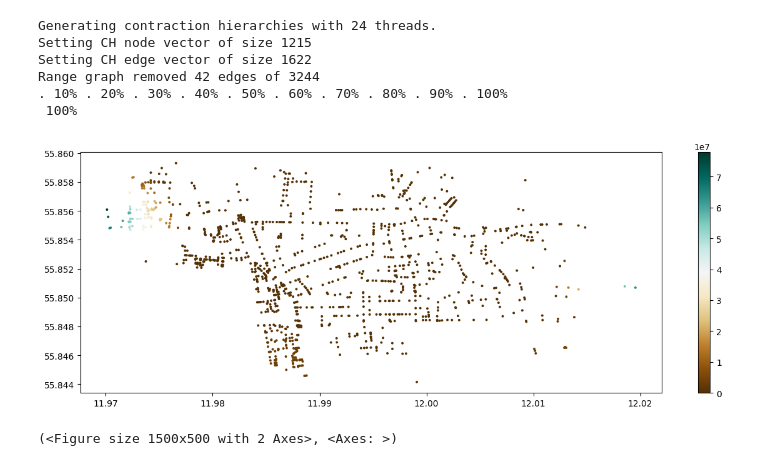
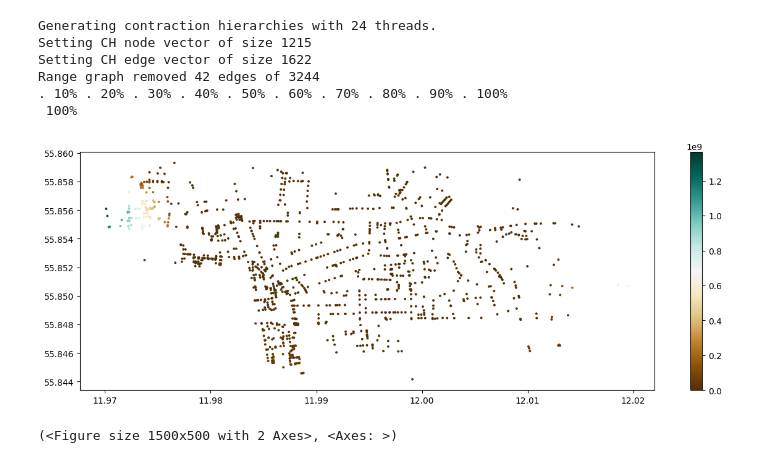
Before and after one commit to victormemborg/walkablecity, a Jupyter notebook: preprocessing/amenities.ipynb, the cells around one changed output. Drawn from its saved outputs; the diff is of its cells as text; code cells hidden in the pictures.

```diff
--- a/preprocessing/amenities.ipynb
+++ b/preprocessing/amenities.ipynb
@@ -7,17 +8,7 @@ import pandana
 # https://docs.osmcode.org/pyosmium/latest/user_manual/04-Working-with-Filters/
 
 data= "../../denmark-260208.osm.pbf"
-fp = osmium.FileProcessor(data).with_locations().with_areas() \
-    .with_filter(osmium.filter.TagFilter(
-            ("amenity", "restaurant"),
-            ("amenity", "cafe"),
-            ("amenity", "fast_food"),
-    )
+fp = osmium.FileProcessor(data).with_areas() \
+    .with_filter(osmium.filter.EntityFilter(osmium.osm.NODE | osmium.osm.AREA))\
+    .with_filter(osmium.filter.KeyFilter("amenity")
 )
-
-cnt = 0
-for entity in fp:
-    if cnt >= 3:
-        break
-    cnt += 1
-    display(entity)
@@ -50,0 +15,25 @@ AttributeError: 'Relation' object has no attribute 'location'
+# %%
+# https://docs.osmcode.org/pyosmium/latest/user_manual/03-Working-with-Geometries/
+
+from shapely import wkt
+import pandas as pd
+
+fab = osmium.geom.WKTFactory()
+
+def to_row(o):
+    if o.is_node():
+        shape = wkt.loads(fab.create_point(o.location))
+    elif o.is_way() and not o.is_closed():
+        shape = wkt.loads(fab.create_linestring(o.nodes))
+    elif o.is_area():
+        shape = wkt.loads(fab.create_multipolygon(o))
+    else:
+        raise AssertionError(f"Unreachable: {o}")
+
+    return {
+        "x": shape.centroid.x,
+        "y": shape.centroid.y,
+        "value": 12345,
+    }
+
+df = pd.DataFrame.from_records([to_row(obj) for obj in fp])
@@ -51,23 +51,24 @@ AttributeError: 'Relation' object has no attribute 'location'
 # %%
 network = pandana.Network.from_hdf5("network.backup")
+network = pandana.Network()
 network.precompute(3000)
 
 x, y = df.x,df.y
 df["node_ids"] = network.get_node_ids(x, y)
 network.set(df["node_ids"], variable=df.value, name="value")
 
 aggregate = network.aggregate(500, type="sum", decay="linear", name="value")
 
 bbox_jp = [55.845085, 11.970291, 55.858888, 12.014236]
 network.plot(aggregate, bbox=bbox_jp,
          fig_kwargs={'figsize': [15, 5]},
          plot_kwargs={'cmap': 'BrBG', 's': 8, 'edgecolor': 'none'})
 # %% [output]
 Generating contraction hierarchies with 24 threads.
 Setting CH node vector of size 1215
 Setting CH edge vector of size 1622
 Range graph removed 42 edges of 3244
 . 10% . 20% . 30% . 40% . 50% . 60% . 70% . 80% . 90% . 100%
  100%
-[figure, old version]
+[figure, new version]
 (<Figure size 1500x500 with 2 Axes>, <Axes: >)
```
Also changed, not shown: parts of 4 cells of this notebook, 1 other file.
